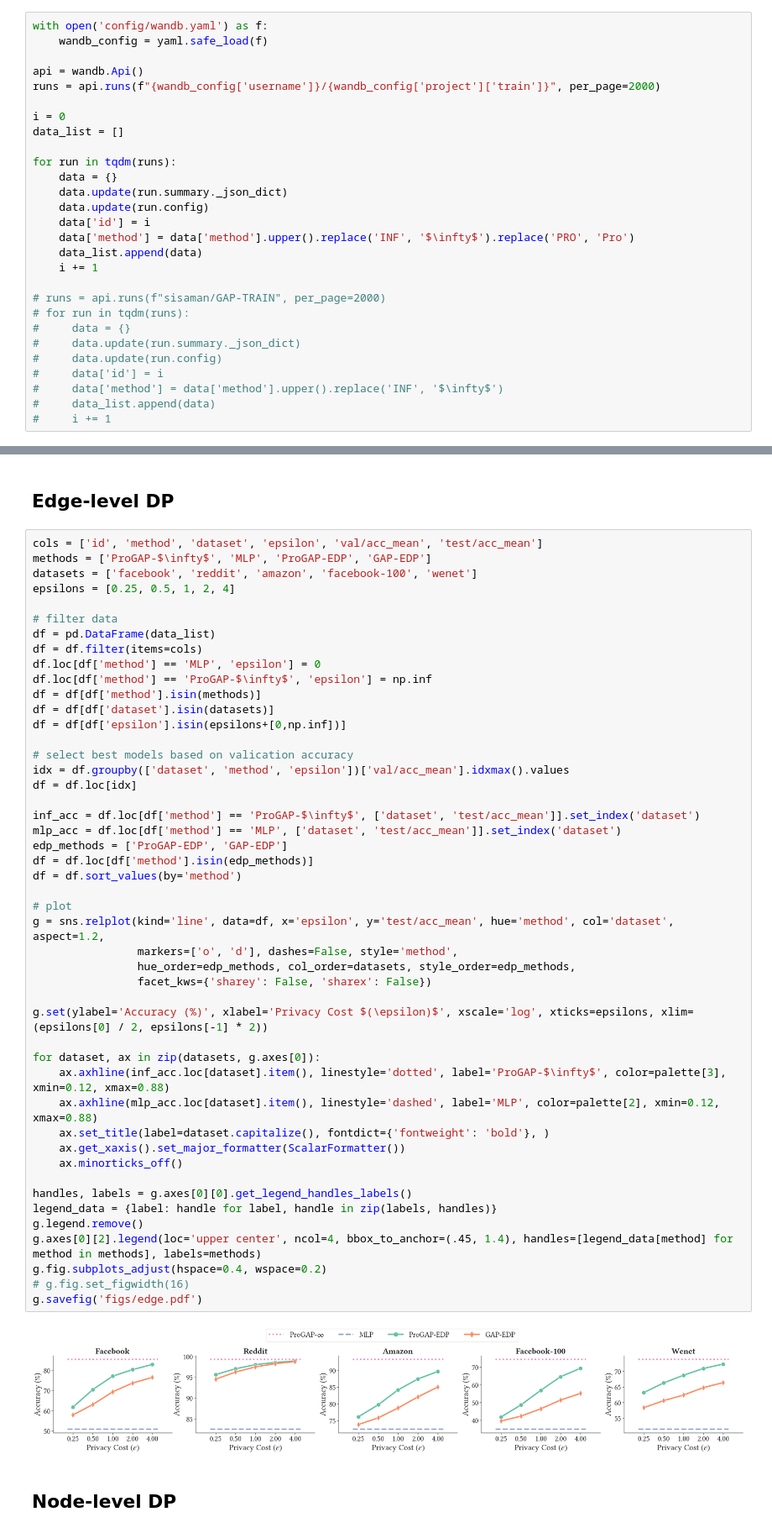
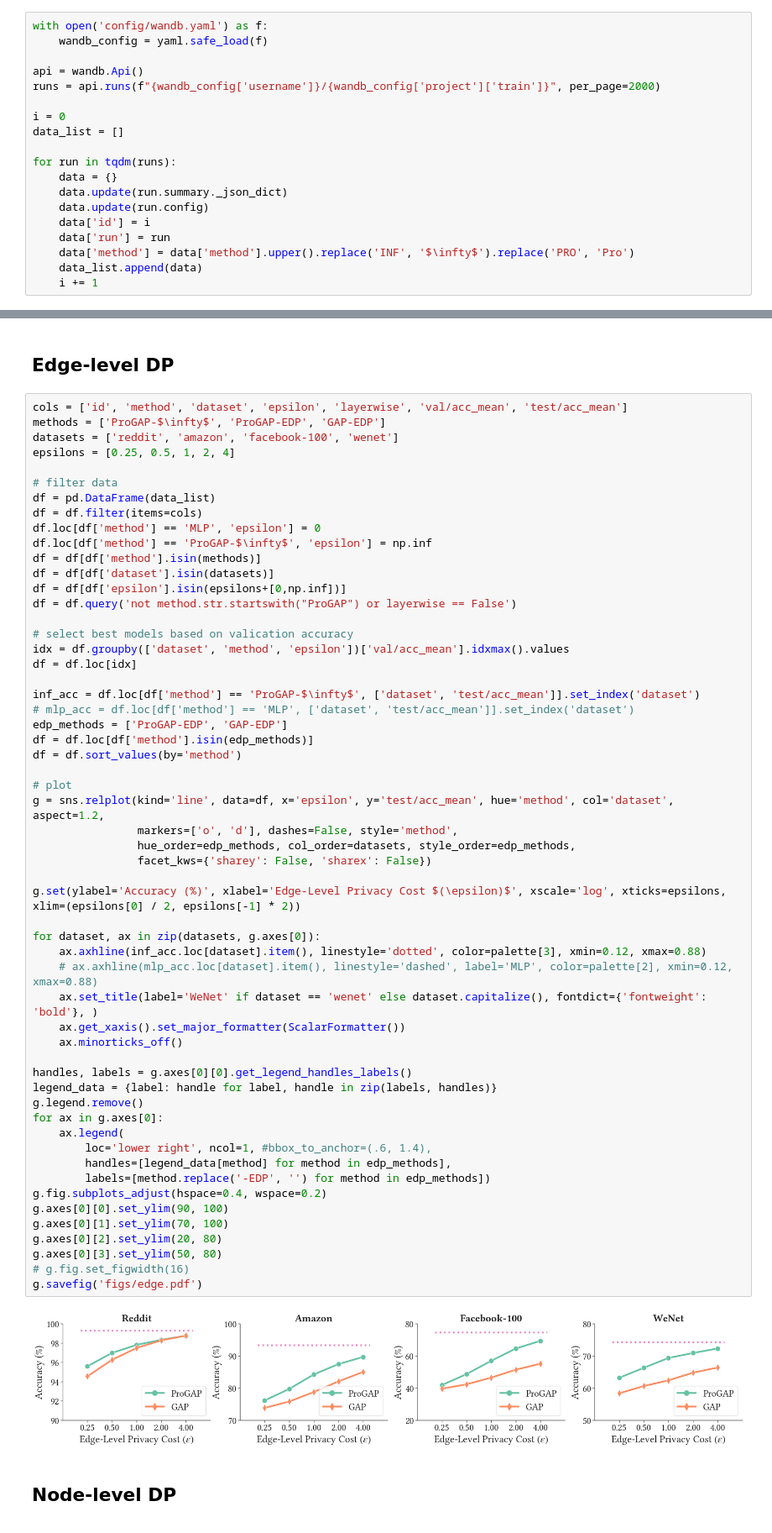
Before and after one commit to sisaman/ProGAP, a Jupyter notebook: results.ipynb, the cells around one changed output, grey strips where cells are left out. Shown at 84% size. Cells and saved outputs as stored; diff of their text form.

```diff
--- a/results.ipynb
+++ b/results.ipynb
@@ -64,19 +64,10 @@ for run in tqdm(runs):
     data.update(run.summary._json_dict)
     data.update(run.config)
     data['id'] = i
+    data['run'] = run
     data['method'] = data['method'].upper().replace('INF', '$\infty$').replace('PRO', 'Pro')
     data_list.append(data)
     i += 1
-
-# runs = api.runs(f"sisaman/GAP-TRAIN", per_page=2000)
-# for run in tqdm(runs):
-#     data = {}
-#     data.update(run.summary._json_dict)
-#     data.update(run.config)
-#     data['id'] = i
-#     data['method'] = data['method'].upper().replace('INF', '$\infty$')
-#     data_list.append(data)
-#     i += 1
 # %% [markdown]
 # Dataset Statistics
 # %%
@@ -231,9 +269,9 @@ df
 # %% [markdown]
 ## Edge-level DP
 # %%
-cols = ['id', 'method', 'dataset', 'epsilon', 'val/acc_mean', 'test/acc_mean']
-methods = ['ProGAP-$\infty$', 'MLP', 'ProGAP-EDP', 'GAP-EDP']
-datasets = ['facebook', 'reddit', 'amazon', 'facebook-100', 'wenet']
+cols = ['id', 'method', 'dataset', 'epsilon', 'layerwise', 'val/acc_mean', 'test/acc_mean']
+methods = ['ProGAP-$\infty$', 'ProGAP-EDP', 'GAP-EDP']
+datasets = ['reddit', 'amazon', 'facebook-100', 'wenet']
 epsilons = [0.25, 0.5, 1, 2, 4]
 
 # filter data
@@ -244,41 +282,50 @@ df.loc[df['method'] == 'ProGAP-$\infty$', 'epsilon'] = np.inf
 df = df[df['method'].isin(methods)]
 df = df[df['dataset'].isin(datasets)]
 df = df[df['epsilon'].isin(epsilons+[0,np.inf])]
+df = df.query('not method.str.startswith("ProGAP") or layerwise == False')
 
 # select best models based on valication accuracy
 idx = df.groupby(['dataset', 'method', 'epsilon'])['val/acc_mean'].idxmax().values
 df = df.loc[idx]
 
 inf_acc = df.loc[df['method'] == 'ProGAP-$\infty$', ['dataset', 'test/acc_mean']].set_index('dataset')
-mlp_acc = df.loc[df['method'] == 'MLP', ['dataset', 'test/acc_mean']].set_index('dataset')
+# mlp_acc = df.loc[df['method'] == 'MLP', ['dataset', 'test/acc_mean']].set_index('dataset')
 edp_methods = ['ProGAP-EDP', 'GAP-EDP']
 df = df.loc[df['method'].isin(edp_methods)]
 df = df.sort_values(by='method')
 
 # plot
 g = sns.relplot(kind='line', data=df, x='epsilon', y='test/acc_mean', hue='method', col='dataset', aspect=1.2,
                 markers=['o', 'd'], dashes=False, style='method',
                 hue_order=edp_methods, col_order=datasets, style_order=edp_methods,
                 facet_kws={'sharey': False, 'sharex': False})
 
-g.set(ylabel='Accuracy (%)', xlabel='Privacy Cost $(\epsilon)$', xscale='log', xticks=epsilons, xlim=(epsilons[0] / 2, epsilons[-1] * 2))
+g.set(ylabel='Accuracy (%)', xlabel='Edge-Level Privacy Cost $(\epsilon)$', xscale='log', xticks=epsilons, xlim=(epsilons[0] / 2, epsilons[-1] * 2))
 
 for dataset, ax in zip(datasets, g.axes[0]):
-    ax.axhline(inf_acc.loc[dataset].item(), linestyle='dotted', label='ProGAP-$\infty$', color=palette[3], xmin=0.12, xmax=0.88)
-    ax.axhline(mlp_acc.loc[dataset].item(), linestyle='dashed', label='MLP', color=palette[2], xmin=0.12, xmax=0.88)
-    ax.set_title(label=dataset.capitalize(), fontdict={'fontweight': 'bold'}, )
+    ax.axhline(inf_acc.loc[dataset].item(), linestyle='dotted', color=palette[3], xmin=0.12, xmax=0.88)
+    # ax.axhline(mlp_acc.loc[dataset].item(), linestyle='dashed', label='MLP', color=palette[2], xmin=0.12, xmax=0.88)
+    ax.set_title(label='WeNet' if dataset == 'wenet' else dataset.capitalize(), fontdict={'fontweight': 'bold'}, )
     ax.get_xaxis().set_major_formatter(ScalarFormatter())
     ax.minorticks_off()
 
 handles, labels = g.axes[0][0].get_legend_handles_labels()
 legend_data = {label: handle for label, handle in zip(labels, handles)}
 g.legend.remove()
-g.axes[0][2].legend(loc='upper center', ncol=4, bbox_to_anchor=(.45, 1.4), handles=[legend_data[method] for method in methods], labels=methods)
+for ax in g.axes[0]:
+    ax.legend(
+        loc='lower right', ncol=1, #bbox_to_anchor=(.6, 1.4),
+        handles=[legend_data[method] for method in edp_methods],
+        labels=[method.replace('-EDP', '') for method in edp_methods])
 g.fig.subplots_adjust(hspace=0.4, wspace=0.2)
+g.axes[0][0].set_ylim(90, 100)
+g.axes[0][1].set_ylim(70, 100)
+g.axes[0][2].set_ylim(20, 80)
+g.axes[0][3].set_ylim(50, 80)
 # g.fig.set_figwidth(16)
 g.savefig('figs/edge.pdf')
 # %% [output]
-[figure, old version]
+[figure, new version]
 # %% [markdown]
 ## Node-level DP
 # %%
```
Also changed, not shown: parts of 11 cells of this notebook.
